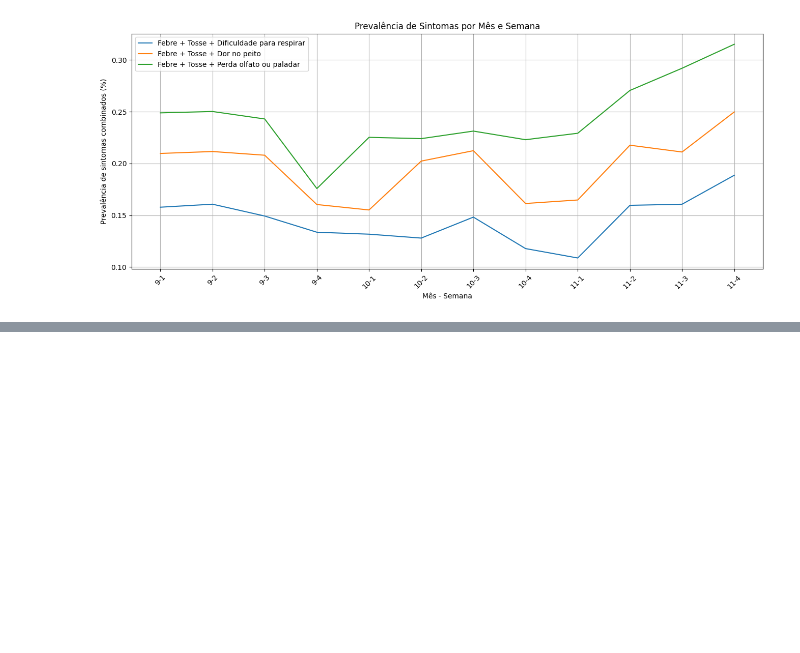
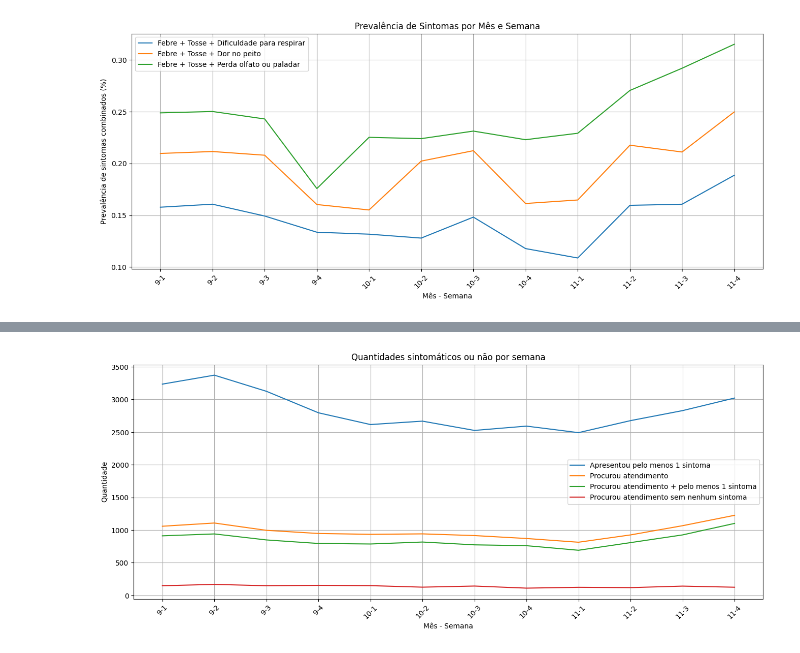
Before and after one commit to jaqueantunes/covid_pos, a Jupyter notebook: pos_T3.ipynb, the cells around one changed output, grey strips where cells are left out. Cells and saved outputs as stored; diff of their text form; code cells hidden in the pictures; blank space fills up the shorter version.

Commit message:
% que procurou atendimento entre os sintomáticos

```diff
--- a/pos_T3.ipynb
+++ b/pos_T3.ipynb
@@ -525,0 +554,4 @@ plt.show()
+# %%
+# Quantidade de atendimentos producurados por mes e semana
+atendimento = df_clinico[(df_clinico['atendimento'] == 1)].groupby(['mes','semana']).size()
+atendimento
@@ -525,0 +574,9 @@ plt.show()
+# %%
+# sem sintomas e atendimento procurado
+
+sem_sintoma_atendimento = df_clinico[(df_clinico['febre'] != 1.0) & (df_clinico['tosse'] != 1.0)
+& (df_clinico['dificuldade_respirar'] != 1.0) & (df_clinico['dor_peito'] != 1.0)
+& (df_clinico['perda_olfato_paladar'] != 1.0) & (df_clinico['dor_cabeca'] != 1.0)
+& (df_clinico['dor_garganta'] != 1.0) & (df_clinico['atendimento'] == 1)].groupby(['mes','semana']).size()
+
+sem_sintoma_atendimento
@@ -525,0 +599,4 @@ plt.show()
+# %%
+# sintomáticos que procuraram atendimento = Atendimento - sem_sintoma_atendimento
+sintomatico_atendimento = atendimento - sem_sintoma_atendimento
+sintomatico_atendimento
@@ -525,0 +619,30 @@ plt.show()
+# %%
+plt.figure(figsize=(16, 6))
+plt.grid(True)
+sintomatico_atendimento_1 = sintomatico_atendimento.reset_index()
+sintomatico_atendimento_1['label'] = sintomatico_atendimento_1['mes'].astype(str) + '-' + sintomatico_atendimento_1['semana'].astype(str)
+
+sintomaticos_1 = sintomaticos.reset_index()
+sintomaticos_1['label'] = sintomaticos_1['mes'].astype(str) + '-' + sintomaticos_1['semana'].astype(str)
+
+atendimento_1 = atendimento.reset_index()
+atendimento_1['label'] = atendimento_1['mes'].astype(str) + '-' + atendimento_1['semana'].astype(str)
+
+sem_sintoma_atendimento_1 = sem_sintoma_atendimento.reset_index()
+sem_sintoma_atendimento_1['label'] = sem_sintoma_atendimento_1['mes'].astype(str) + '-' + sem_sintoma_atendimento_1['semana'].astype(str)
+
+
+
+plt.plot(sintomaticos_1['label'], sintomaticos_1[0], label='Apresentou pelo menos 1 sintoma')
+plt.plot(atendimento_1['label'], atendimento_1[0], label='Procurou atendimento')
+plt.plot(sintomatico_atendimento_1['label'], sintomatico_atendimento_1[0], label = 'Procurou atendimento + pelo menos 1 sintoma')
+plt.plot(sem_sintoma_atendimento_1['label'], sem_sintoma_atendimento_1[0], label = 'Procurou atendimento sem nenhum sintoma')
+
+plt.legend()
+plt.xlabel("Mês - Semana")
+plt.ylabel("Quantidade")
+plt.title("Quantidades sintomáticos ou não por semana")
+plt.xticks(rotation=45)
+plt.show()
+# %% [output]
+[figure, added]
```
Also changed, not shown: parts of 9 cells of this notebook.
